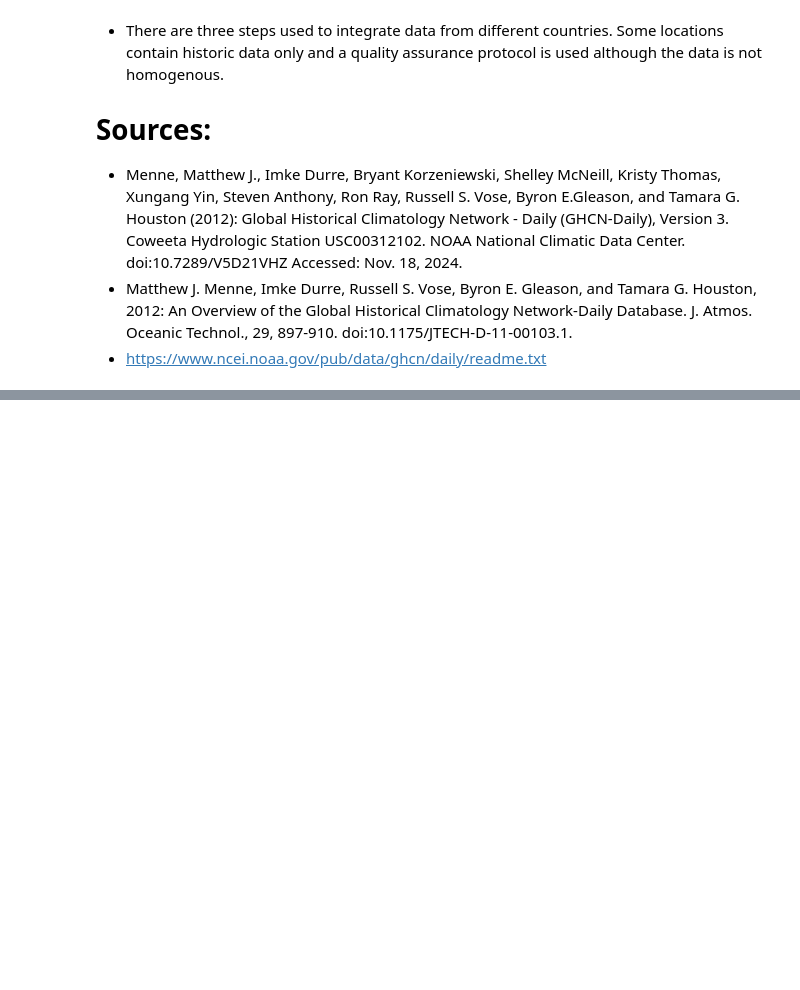
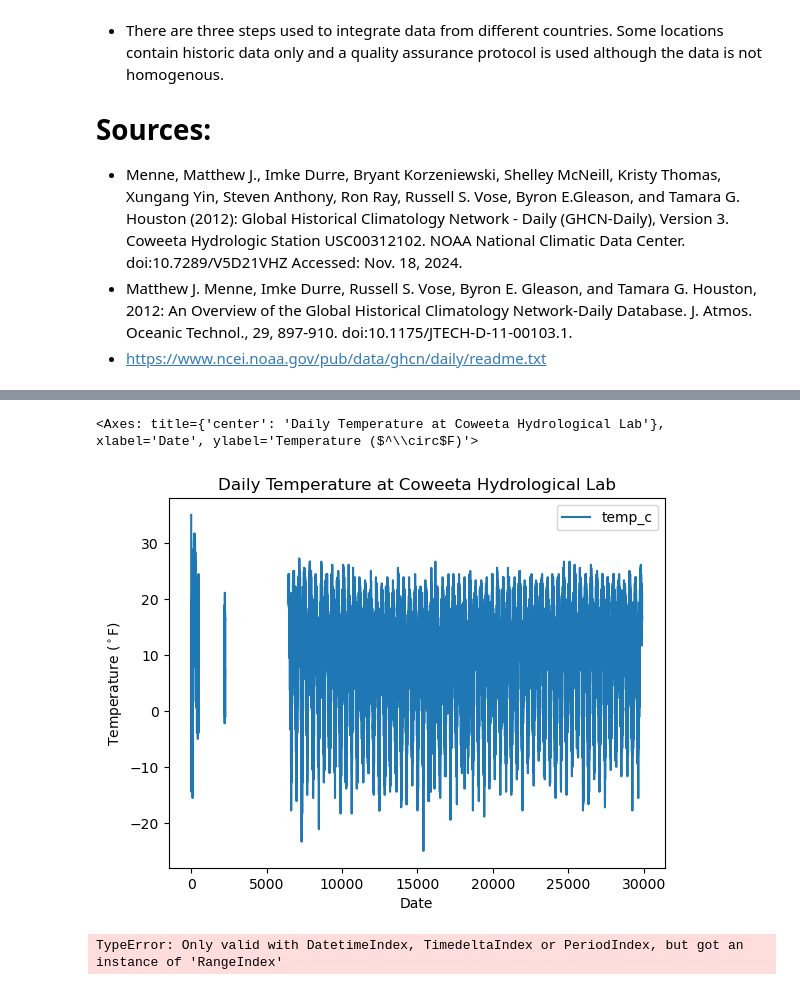
Before and after one commit to earthlab-education/climate-coding-challenge-BioNCphilic, a Jupyter notebook: notebooks/climate-coding-challenge/climate-10-portfolio-01-new-location.ipynb, the cells around one changed output, grey strips where cells are left out. Cells and saved outputs as stored; diff of their text form; code cells hidden in the pictures; blank space fills up the shorter version.

Commit message:
stuck on annual aggregate

```diff
--- a/notebooks/climate-coding-challenge/climate-10-portfolio-01-new-location.ipynb
+++ b/notebooks/climate-coding-challenge/climate-10-portfolio-01-new-location.ipynb
@@ -42,0 +32,10 @@ To submit your portfolio post, we're going to do something a little different th
+# %%
+GHCnd_url = ('https://www.ncei.noaa.gov/access/services/data/v1'
+'?dataset=daily-summaries'
+'&dataTypes=TOBS,PRCP'
+'&stations=USC00312102'
+'&startDate=1942-12-01'
+'&endDate=2024-09-30'
+'&units=standard'
+)
+GHCnd_url
@@ -42,0 +44,5 @@ To submit your portfolio post, we're going to do something a little different th
+# %%
+# Import data into Python from NCEI API
+nc_climate_df = pd.read_csv(GHCnd_url)
+
+nc_climate_df
@@ -42,0 +63,4 @@ To submit your portfolio post, we're going to do something a little different th
+# %%
+nc_climate_df['temp_c'] = (nc_climate_df['TOBS'] - 32) * 5 / 9
+
+nc_climate_df
@@ -42,0 +81,20 @@ To submit your portfolio post, we're going to do something a little different th
+# %%
+# Plot the data using .plot
+nc_climate_df.plot(
+    y='temp_c',
+    title='Daily Temperature at Coweeta Hydrological Lab',
+    xlabel='Date',
+    ylabel='Temperature ($^\circ$F)')
+# %% [output]
+<Axes: title={'center': 'Daily Temperature at Coweeta Hydrological Lab'}, xlabel='Date', ylabel='Temperature ($^\\circ$F)'>
+[figure, added]
+# %%
+# set index
+nc_climate_df.set_index('DATE')
+
+#consolidate data by year
+nc_annual_climate_df = nc_climate_df.resample('YS').mean()
+nc_annual_climate_df
+type(nc_annual_climate_df)
+# %% [output]
+TypeError: Only valid with DatetimeIndex, TimedeltaIndex or PeriodIndex, but got an instance of 'RangeIndex'
```
Also changed, not shown: parts of 6 cells of this notebook.
